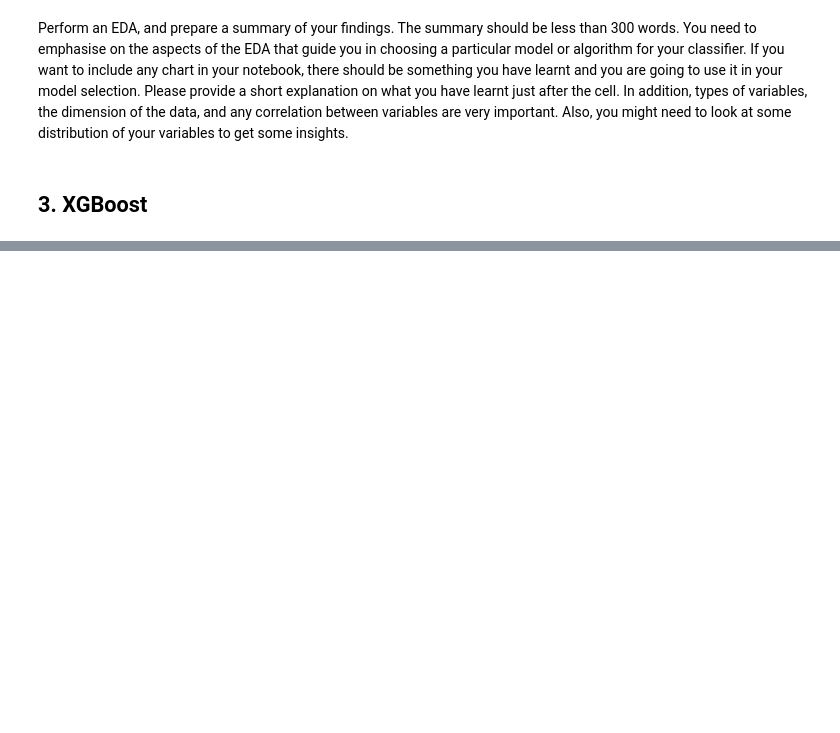
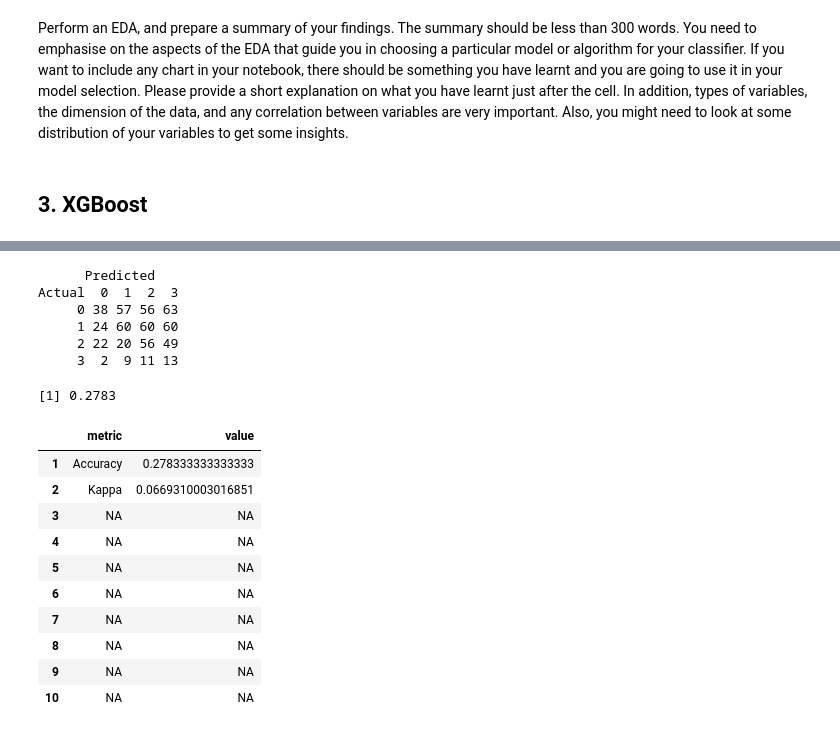
Before and after one commit to codeBehindMe/ADLA3, a Jupyter notebook: groupG.ipynb, the cells around one changed output, grey strips where cells are left out. Drawn from its saved outputs; the diff is of its cells as text; code cells hidden in the pictures; blank space fills up the shorter version.

```diff
--- a/groupG.ipynb
+++ b/groupG.ipynb
@@ -158,0 +218,20 @@ Perform an EDA, and prepare a summary of your findings. The summary should be le
+# %%
+watchlist <- list(xgbTrain=dtrain)
+# %%
+param <- list(  objective           = "multi:softmax",
+                booster             = "gbtree",
+                eval_metric         = "merror",
+                eta                 = 0.02,
+                max_depth           = 25,
+                subsample           = 0.6815,
+                colsample_bytree    = 0.701,
+                num_class           = 4
+)
+# %%
+bst <- xgb.train(   params              = param,
+                    data                = dtrain,
+                    nrounds             = 10,
+                    verbose             = 1,
+                    watchlist           = watchlist,
+                    maximize            = FALSE
+)
@@ -158,0 +249,12 @@ Perform an EDA, and prepare a summary of your findings. The summary should be le
+# %%
+pred <- predict(bst, xg_test);
+# %%
+cm <- as.matrix(table(Actual = actual, Predicted = pred)) # create the confusion matrix
+cm
+# %% [output]
+      Predicted
+Actual  0  1  2  3
+     0 38 57 56 63
+     1 24 60 60 60
+     2 22 20 56 49
+     3  2  9 11 13
@@ -158,0 +269,20 @@ Perform an EDA, and prepare a summary of your findings. The summary should be le
+# %%
+accuracy <- sum(diag) / n
+accuracy
+# %% [output]
+[1] 0.2783
+# %%
+metrics <- Udf.Utilities.ClassificationMetrics(pred, actual)
+metrics
+# %% [output]
+|  | metric | value |
+| 1 | Accuracy | 0.278333333333333 |
+| 2 | Kappa | 0.0669310003016851 |
+| 3 | NA | NA |
+| 4 | NA | NA |
+| 5 | NA | NA |
+| 6 | NA | NA |
+| 7 | NA | NA |
+| 8 | NA | NA |
+| 9 | NA | NA |
+| 10 | NA | NA |
```
Also changed, not shown: parts of 18 cells of this notebook, 2 other files.
